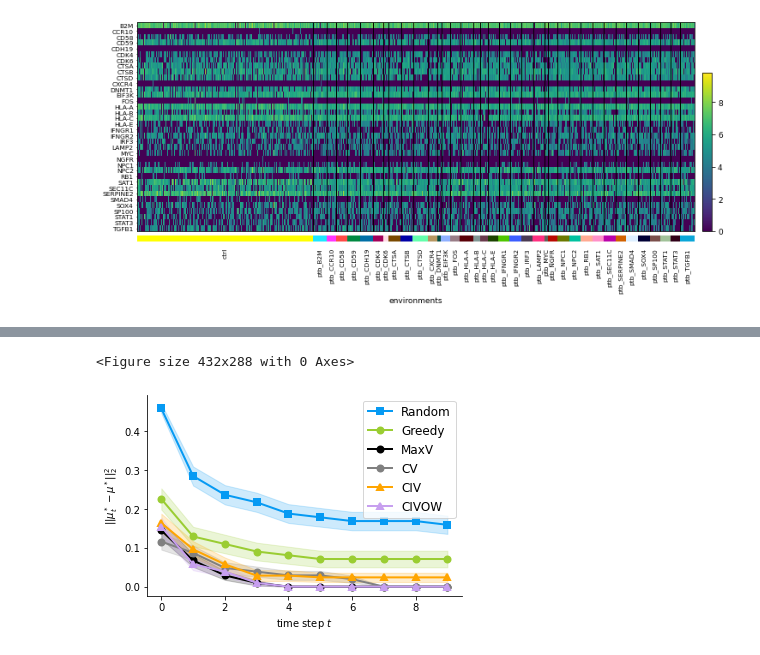
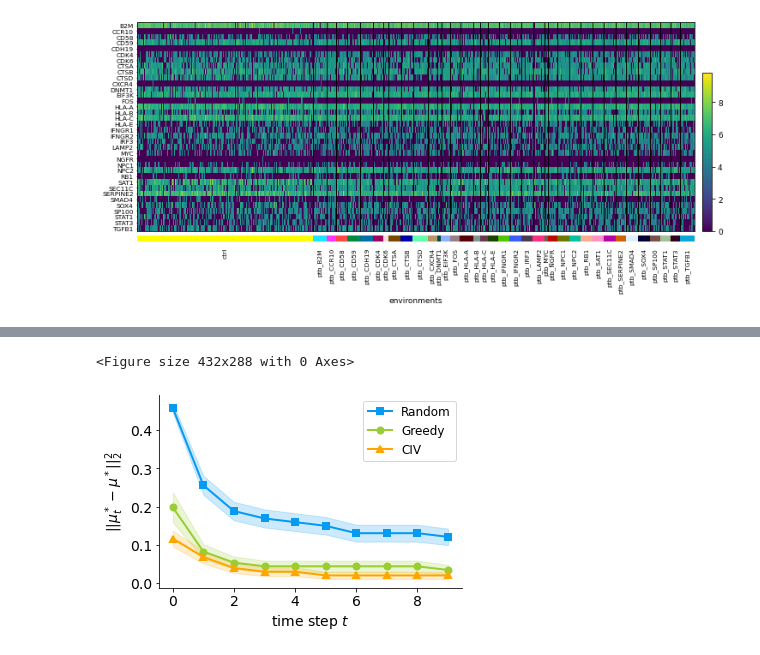
Before and after one commit to uhlerlab/actlearn_optint, a Jupyter notebook: perturb-CITE-seq/test.ipynb, the cells around one changed output, grey strips where cells are left out. Cells and saved outputs as stored; diff of their text form; code cells hidden in the pictures.

```diff
--- a/perturb-CITE-seq/test.ipynb
+++ b/perturb-CITE-seq/test.ipynb
@@ -28,7 +28,7 @@ distance = {k: v for k, v in sorted(distance.items(), key=lambda item: item[1])}
 # %%
 fig, ax = plt.subplots(figsize=(5.6,3.6))
 plt.rc('font', size=9)
-ax.scatter(range(36), list(distance.values()),s=0)
+ax.scatter(range(36), list(distance.values()),color='grey', s=25, alpha=0.4)
 
 for i, txt in enumerate(distance.keys()):
 	if txt == 'ptb_CDH19':
@@ -37,15 +37,15 @@ for i, txt in enumerate(distance.keys()):
 		color = 'red'
 	else:
 		color = 'k'
-	ax.annotate(txt.split('_')[1], (i, list(distance.values())[i]), rotation=90, color=color)
+	ax.annotate(txt.split('_')[1], (i-0.2, list(distance.values())[i]+0.2), rotation=90, color=color)
 
 ax.spines.right.set_visible(False)
 ax.spines.top.set_visible(False)
-plt.ylim(-0.6,8.6)
+plt.ylim(-0.6,6.3)
 plt.xlim(-0.5,36.5)
 plt.xticks([])
 plt.ylabel(r'$||\mu-\mu^*||_2^2$')
-plt.title('square distance to CDH19 downregulation')
+# plt.title('square distance to CDH19 downregulation')
 plt.tight_layout()
-# plt.savefig('fig/rank-gene_SERPINE2-.pdf')
+# plt.savefig('figures/rebut/rank-gene_CDH19.pdf')
 # %% [output]
@@ -177,3 +181,11 @@ def transform(data, model):
 def rand_jitter(arr):
     stdev = .01 * (max(arr) - min(arr))
     return arr + np.random.randn(len(arr)) * stdev
+# %%
+import seaborn as sns
+r = transform(plot_samples, model)
+fig, axs = plt.subplots(1,1,sharey=False, figsize=(3,3))
+plt.rcParams.update({'font.size': 14})
+
+idx = np.where(plot_labels=='ctrl')
+sns.kdeplot(r[idx,0].reshape(-1), r[idx,1].reshape(-1), n_levels=10, shade=False, cmap='inferno');
@@ -258,3 +272,13 @@ for r in tqdm(range(R)):
 	a, prob = test_active(problem, opts)
 	A_4.append(a)
 	Prob_4.append(prob)
+
+opts.acq = 'civ'
+opts.measure = 'unif'
+problem = instance(combination=False, seed=seed, target=f'{target}', miscase='fullyconnected')
+A_5 = []
+Prob_5 = []
+for r in tqdm(range(R)):
+	a, prob = test_active(problem, opts)
+	A_5.append(a)
+	Prob_5.append(prob)
@@ -261,14 +307,12 @@ for r in tqdm(range(R)):
 # %%
-from plot import plot_mean
-
-plot_mean(problem, opts, R, best=True, Random=Prob, Greedy=Prob_1, MaxV=Prob_3, CV=Prob_4, CIV=Prob_0, CIVOW=Prob_2)
+plot.plot_mean(problem, opts, R, best=True, Random=Prob, Greedy=Prob_1, CIV=Prob_0)
 
 # save_fig('fig/'+target.split('_')[1], 'mean-best.png')
 try:
 	target = target.split('_')[1]
 except IndexError:
 	target = target
 # plt.savefig('figures/mse-mu_{}_full.pdf'.format(target))
 # %% [output]
 <Figure size 432x288 with 0 Axes>
-[figure, old version]
+[figure, new version]
```
Also changed, not shown: parts of 15 cells of this notebook, 16 other files.
